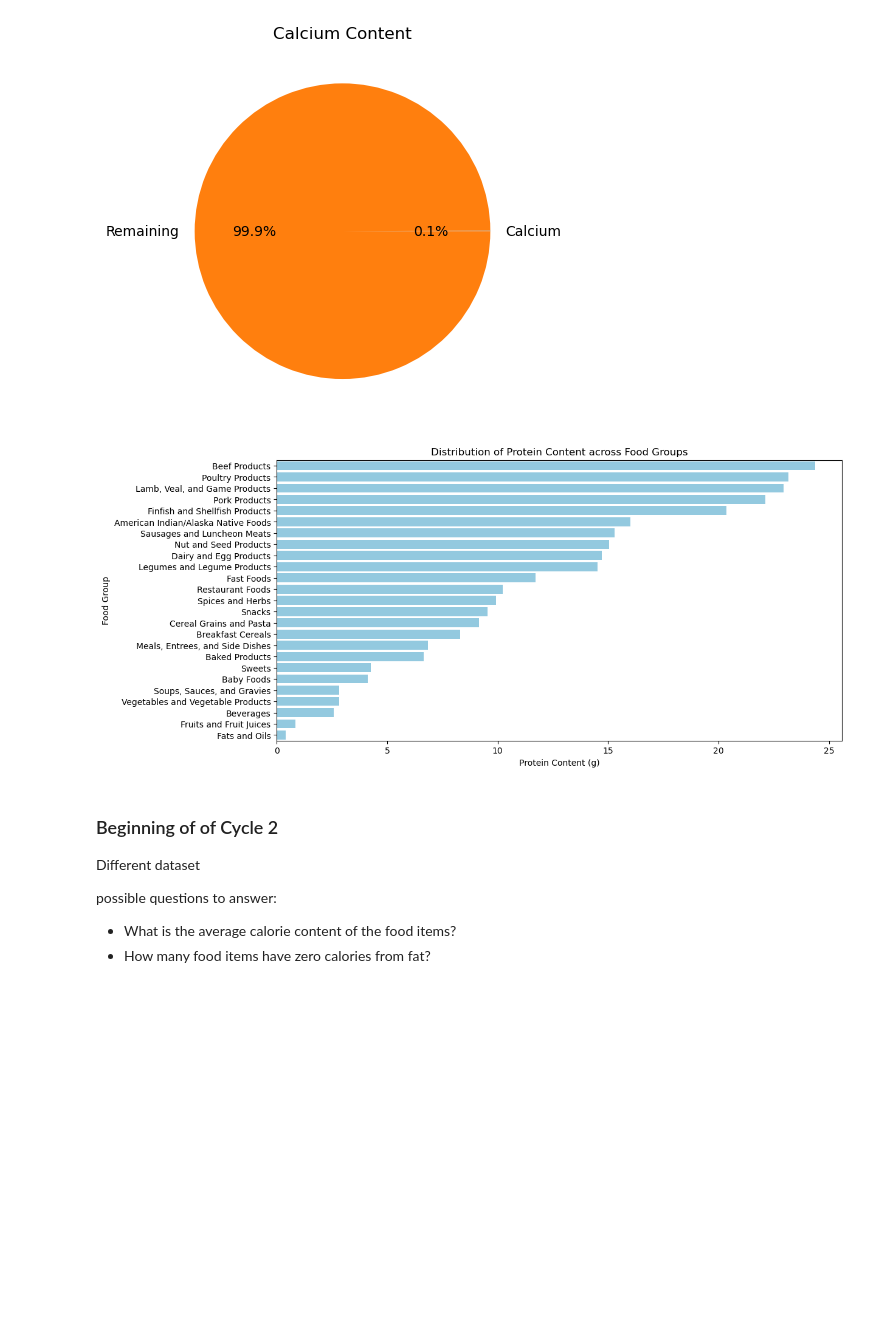
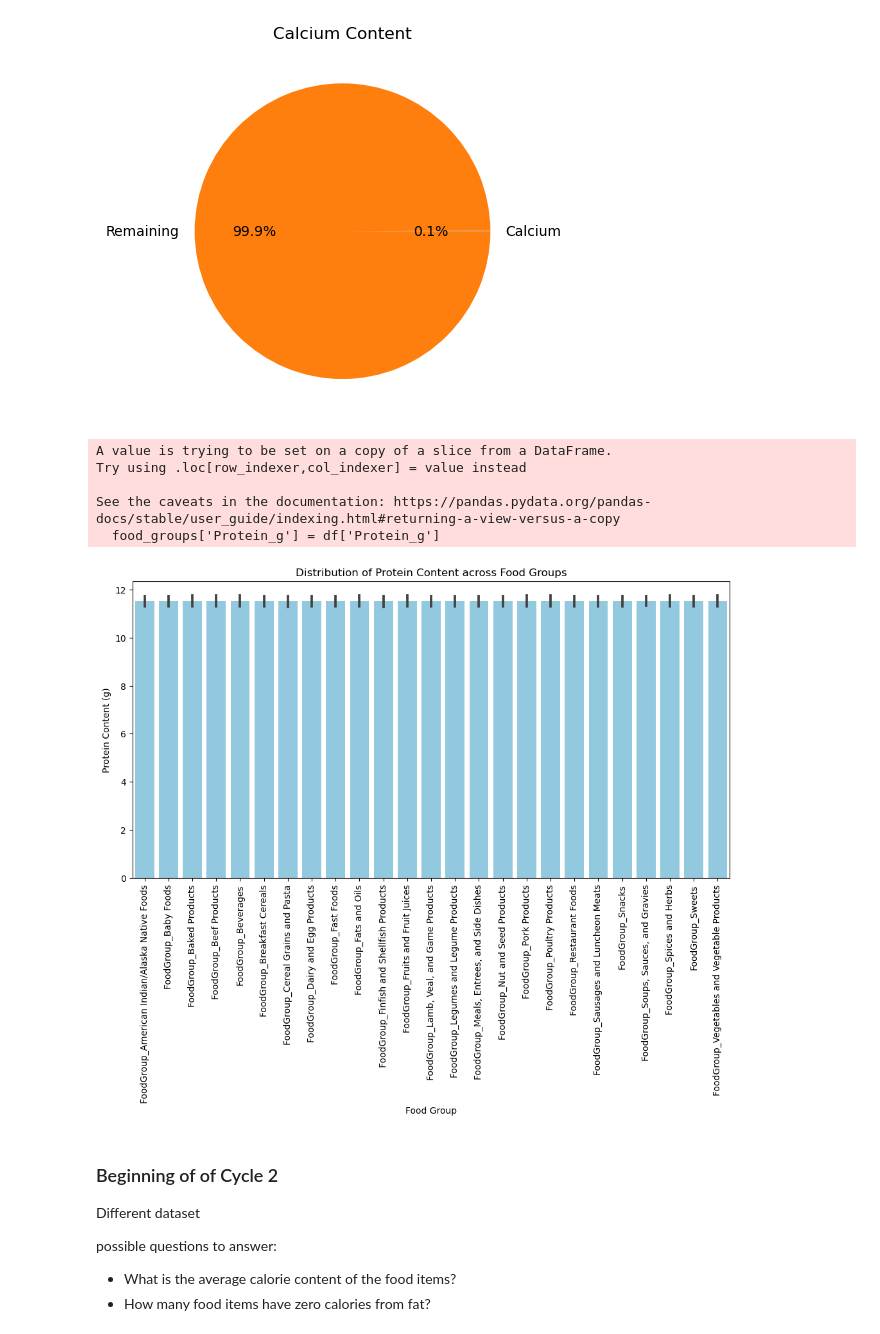
Before and after one commit to HardoModo/Dev10-Capstone, a Jupyter notebook: Janeel/Food_nutrient.ipynb, the cells around one changed output. Cells and saved outputs as stored; diff of their text form; code cells hidden in the pictures; blank space fills up the shorter version.

```diff
--- a/Janeel/Food_nutrient.ipynb
+++ b/Janeel/Food_nutrient.ipynb
@@ -211,28 +220,36 @@ plt.show()
 # %%
 import seaborn as sns
 
-# Selecting the relevant columns from Table 1
-protein_data = df[['FoodGroup', 'Protein_g']]
+# Selecting the food group columns
+food_groups = df.filter(regex='^FoodGroup_')
 
-# Grouping the data by FoodGroup and calculating the mean protein content
-grouped_data = protein_data.groupby('FoodGroup').mean().reset_index()
+# Adding the 'Protein_g' column to the food group columns
+food_groups['Protein_g'] = df['Protein_g']
 
-# Sorting the data based on the mean protein content
-sorted_data = grouped_data.sort_values('Protein_g', ascending=False)
+# Reshaping the data using melt
+melted_data = food_groups.melt(id_vars=['Protein_g'], var_name='FoodGroup', value_name='FoodGroupValue')
 
 # Creating the bar chart
 plt.figure(figsize=(12, 6))
-sns.barplot(x='Protein_g', y='FoodGroup', data=sorted_data, color='skyblue')
+sns.barplot(x='FoodGroup', y='Protein_g', data=melted_data, color='skyblue')
 
 # Adding labels and title
-plt.xlabel('Protein Content (g)')
-plt.ylabel('Food Group')
+plt.xlabel('Food Group')
+plt.ylabel('Protein Content (g)')
 plt.title('Distribution of Protein Content across Food Groups')
+
+# Rotating x-axis labels
+plt.xticks(rotation=90)
 
 # Displaying the plot
 plt.show()
 # %% [output]
+A value is trying to be set on a copy of a slice from a DataFrame.
+Try using .loc[row_indexer,col_indexer] = value instead
+
+See the caveats in the documentation: https://pandas.pydata.org/pandas-docs/stable/user_guide/indexing.html#returning-a-view-versus-a-copy
+  food_groups['Protein_g'] = df['Protein_g']
-[figure, old version]
+[figure, new version]
 # %% [markdown]
 ### Beginning of of Cycle 2
 Different dataset
```
Also changed, not shown: parts of 8 cells of this notebook.
